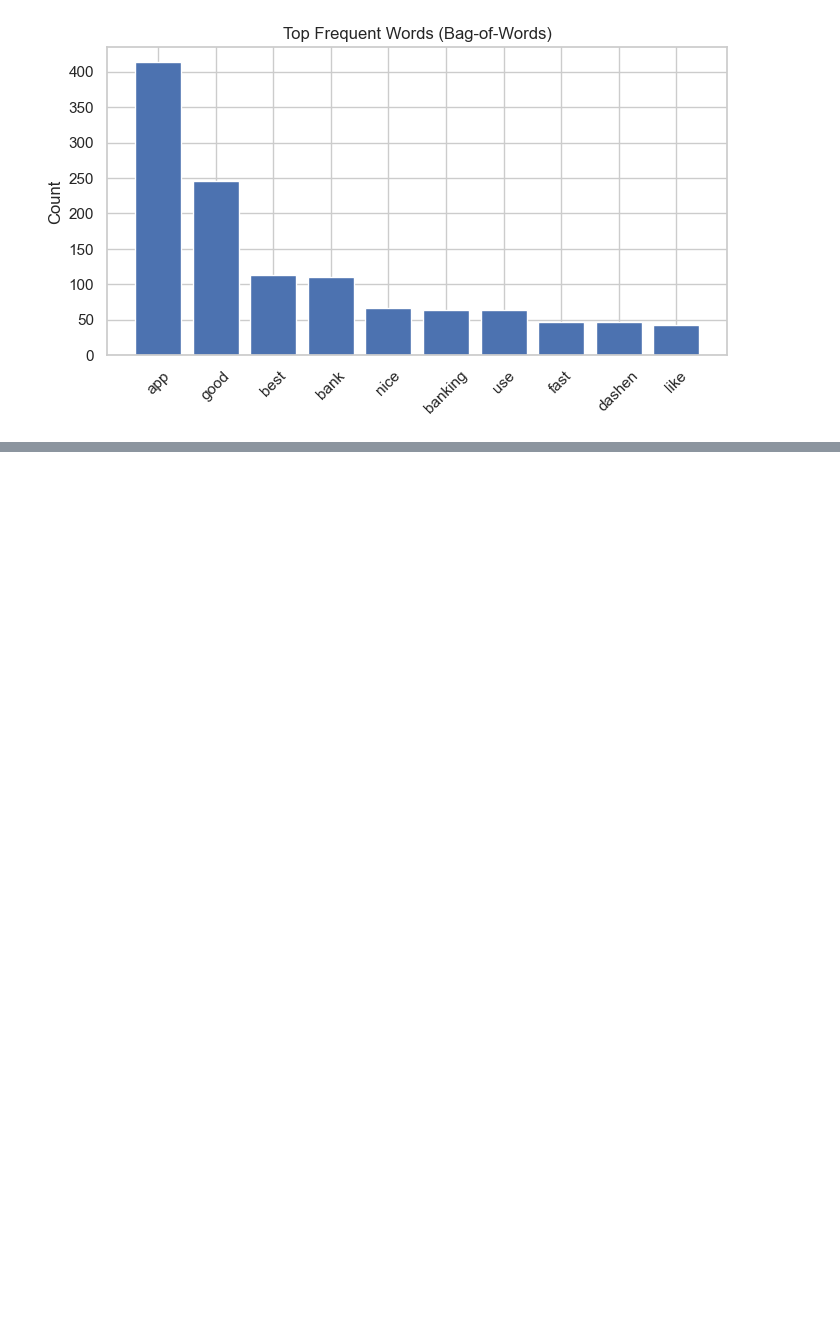
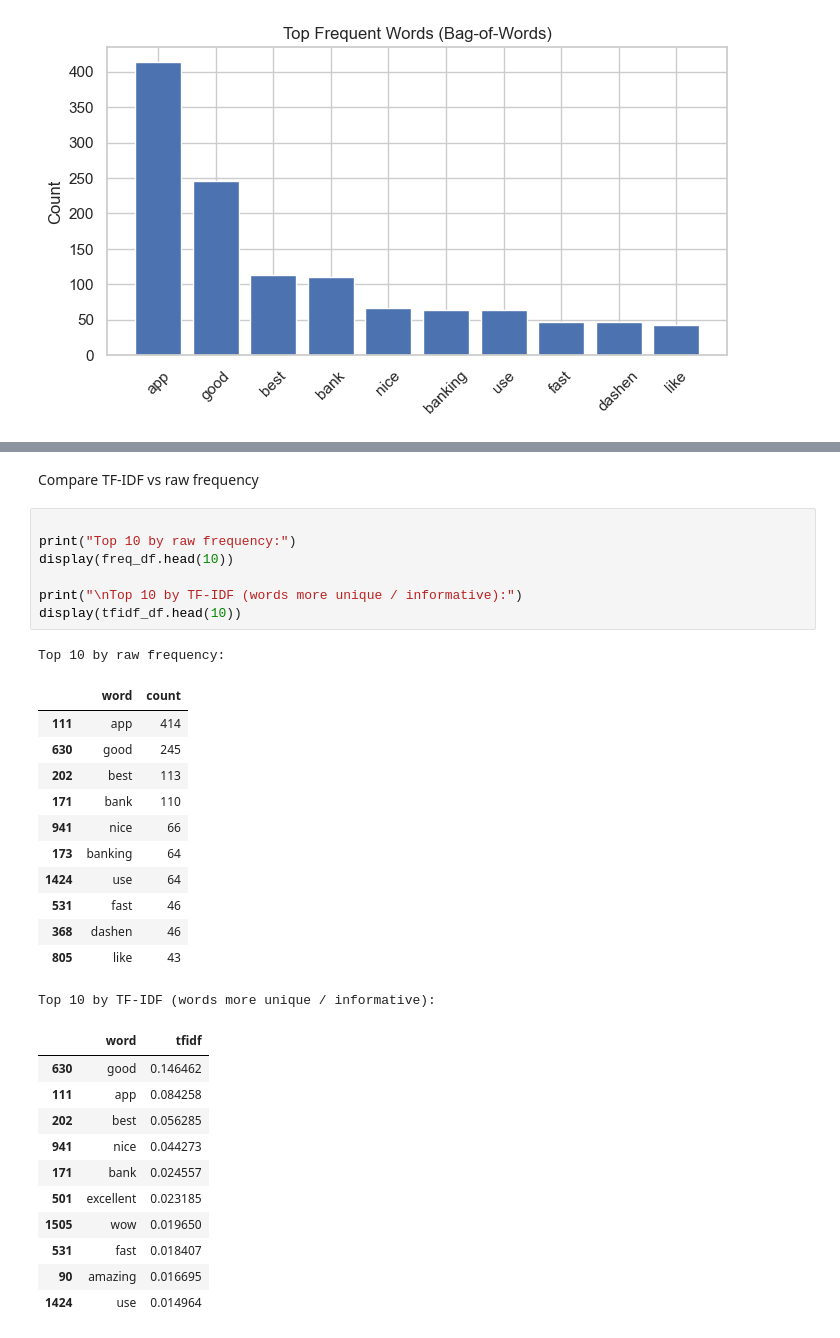
Before and after one commit to Feven777/Customer_experiance_analysis_for_fintech_apps, a Jupyter notebook: Scripts/sentiment_analysis.ipynb, the cells around one changed output, grey strips where cells are left out. Saved outputs shown, nothing was run; the diff lists cells and outputs as text; blank space fills up the shorter version.

```diff
--- a/Scripts/sentiment_analysis.ipynb
+++ b/Scripts/sentiment_analysis.ipynb
@@ -118,0 +146,34 @@ plt.show()
+# %% [markdown]
+Compare TF-IDF vs raw frequency
+# %%
+
+print("Top 10 by raw frequency:")
+display(freq_df.head(10))
+
+print("\nTop 10 by TF-IDF (words more unique / informative):")
+display(tfidf_df.head(10))
+# %% [output]
+Top 10 by raw frequency:
+|  | word | count |
+| 111 | app | 414 |
+| 630 | good | 245 |
+| 202 | best | 113 |
+| 171 | bank | 110 |
+| 941 | nice | 66 |
+| 173 | banking | 64 |
+| 1424 | use | 64 |
+| 531 | fast | 46 |
+| 368 | dashen | 46 |
+| 805 | like | 43 |
+Top 10 by TF-IDF (words more unique / informative):
+|  | word | tfidf |
+| 630 | good | 0.146462 |
+| 111 | app | 0.084258 |
+| 202 | best | 0.056285 |
+| 941 | nice | 0.044273 |
+| 171 | bank | 0.024557 |
+| 501 | excellent | 0.023185 |
+| 1505 | wow | 0.019650 |
+| 531 | fast | 0.018407 |
+| 90 | amazing | 0.016695 |
+| 1424 | use | 0.014964 |
```
Also changed, not shown: parts of 3 cells of this notebook.
